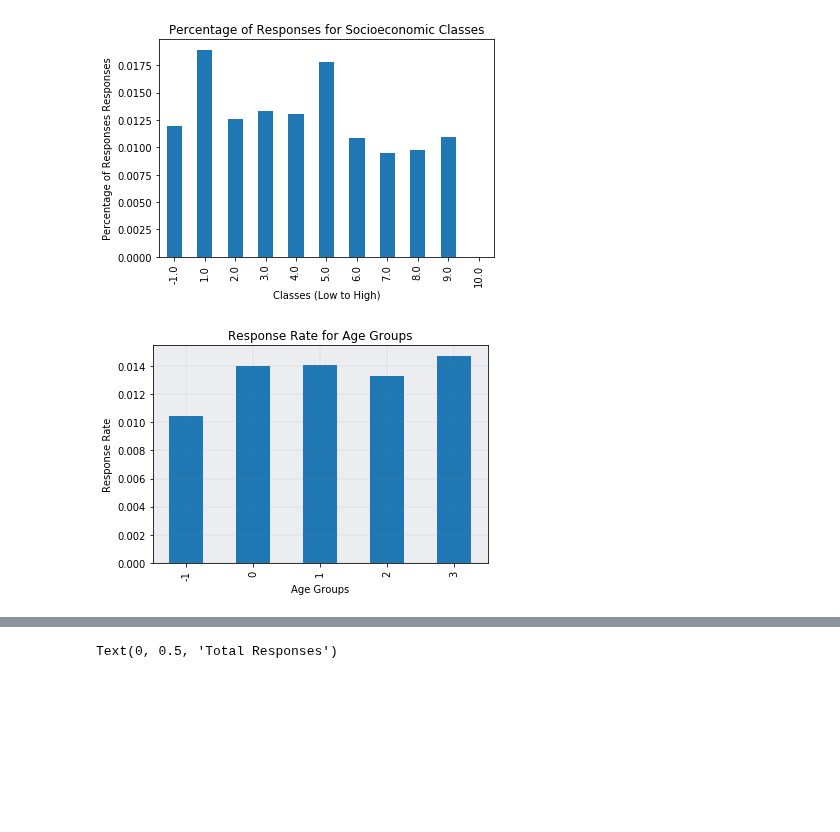
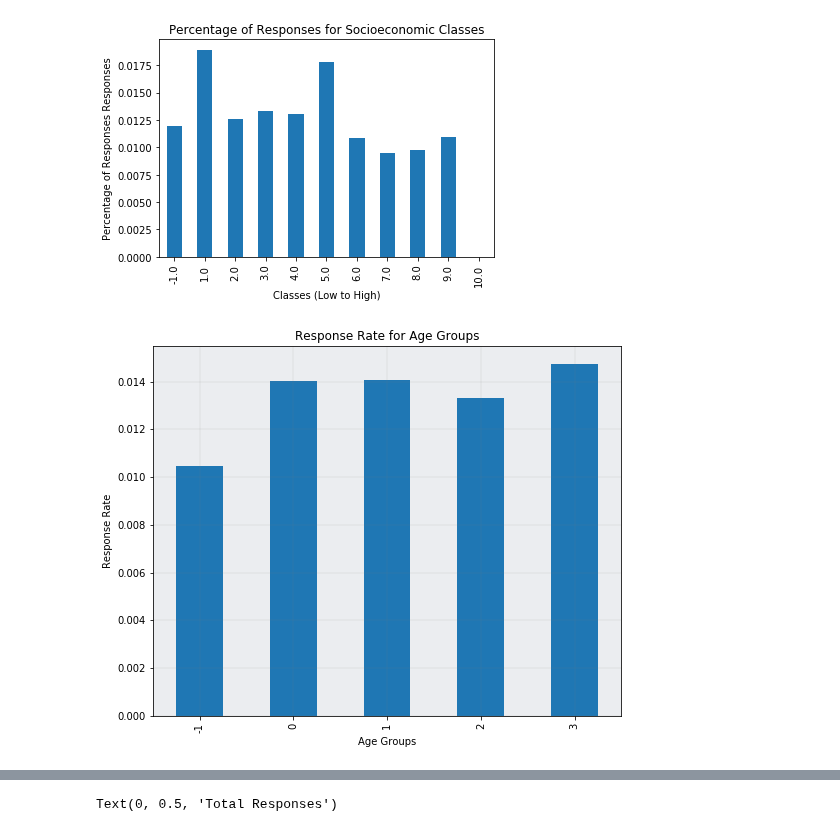
Before and after one commit to realmanisingh/population-segmentation, a Jupyter notebook: data_analysis.ipynb, the cells around one changed output, grey strips where cells are left out. Saved outputs shown, nothing was run; the diff lists cells and outputs as text; code cells hidden in the pictures; blank space fills up the shorter version.

Commit message:
Edited graphs

```diff
--- a/data_analysis.ipynb
+++ b/data_analysis.ipynb
@@ -69,15 +69,16 @@ Text(0, 0.5, 'Percentage of Responses Responses')
 [figure]
 # %%
 # Graph comparing the age to the response
+plt.figure(figsize=(8.4, 6.8))
 train_data.groupby('AGER_TYP')['RESPONSE'].mean().plot.bar()
 ax = plt.gca()
 ax.set_facecolor('#ebedf0')
 plt.title("Response Rate for Age Groups")
 plt.xlabel("Age Groups")
 plt.ylabel("Response Rate")
 plt.grid(color='grey', linestyle='-', linewidth=0.25, alpha=0.5)
 plt.savefig('images/age_responses')
 # %% [output]
-[figure, old version]
+[figure, new version]
 # %%
 # Graph showing the distribution of age groups
```
Also changed, not shown: parts of 2 cells of this notebook.
